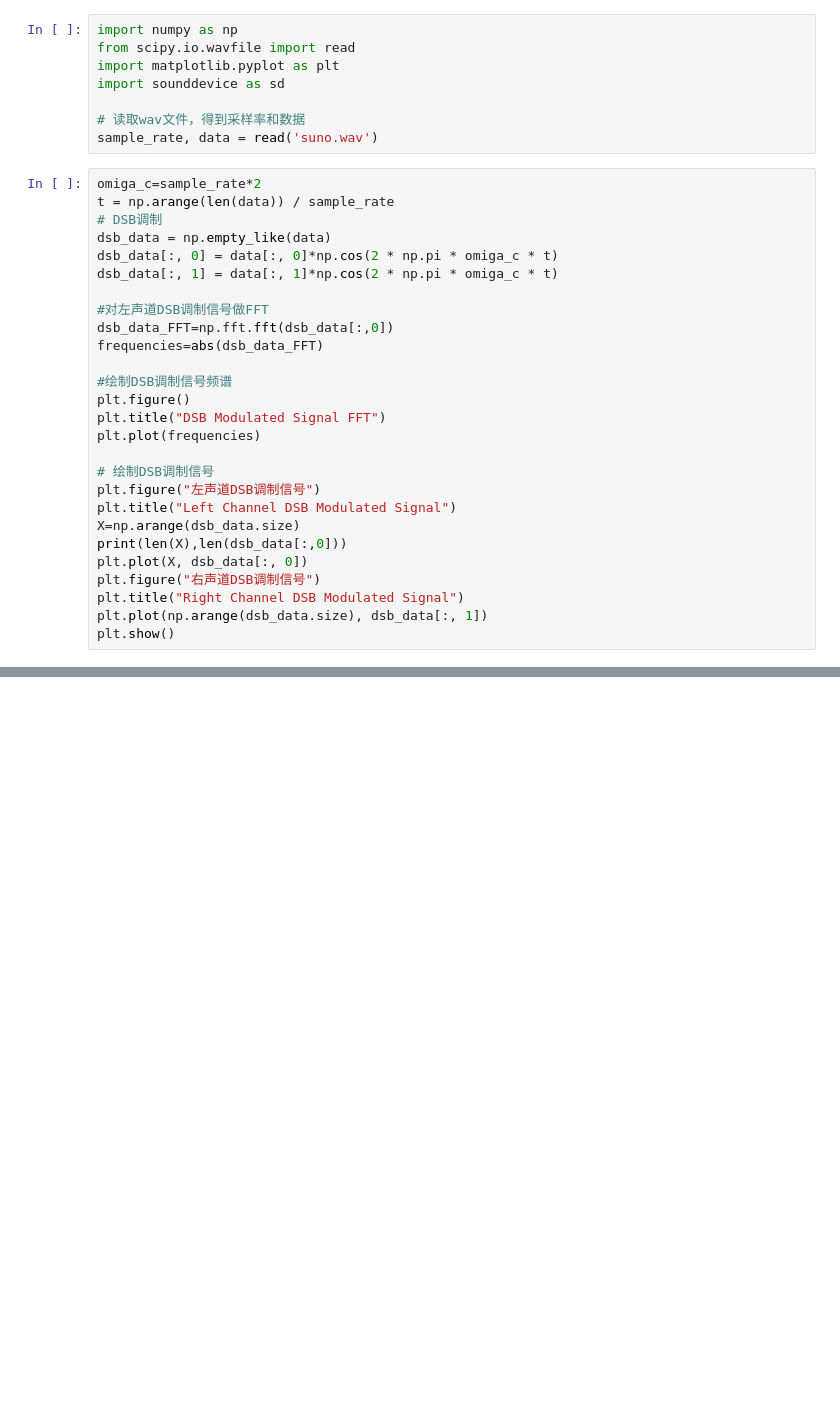
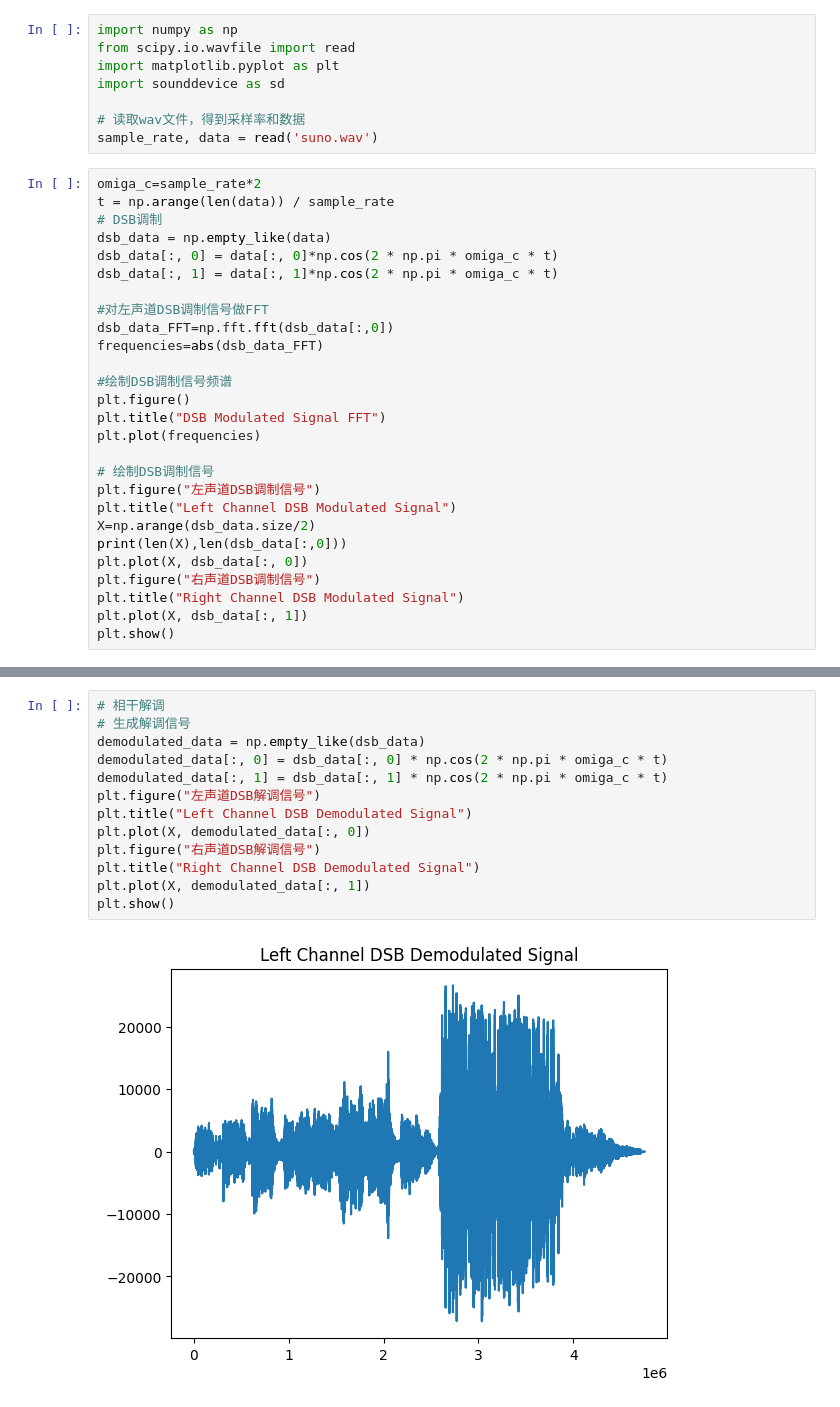
Before and after one commit to YFC0254/Up-Load, a Jupyter notebook: 通信原理/思考题1.ipynb, the cells around one changed output, grey strips where cells are left out. Cells and saved outputs as stored; diff of their text form; blank space fills up the shorter version.

```diff
--- a/通信原理/思考题1.ipynb
+++ b/通信原理/思考题1.ipynb
@@ -178,10 +162,10 @@ plt.plot(frequencies)
 # 绘制DSB调制信号
 plt.figure("左声道DSB调制信号")
 plt.title("Left Channel DSB Modulated Signal")
-X=np.arange(dsb_data.size)
+X=np.arange(dsb_data.size/2)
 print(len(X),len(dsb_data[:,0]))
 plt.plot(X, dsb_data[:, 0])
 plt.figure("右声道DSB调制信号")
 plt.title("Right Channel DSB Modulated Signal")
-plt.plot(np.arange(dsb_data.size), dsb_data[:, 1])
+plt.plot(X, dsb_data[:, 1])
 plt.show()
@@ -192,0 +172,15 @@ ValueError: x and y must have same first dimension, but have shapes (9504000,) a
+# %%
+# 相干解调
+# 生成解调信号
+demodulated_data = np.empty_like(dsb_data)
+demodulated_data[:, 0] = dsb_data[:, 0] * np.cos(2 * np.pi * omiga_c * t)
+demodulated_data[:, 1] = dsb_data[:, 1] * np.cos(2 * np.pi * omiga_c * t)
+plt.figure("左声道DSB解调信号")
+plt.title("Left Channel DSB Demodulated Signal")
+plt.plot(X, demodulated_data[:, 0])
+plt.figure("右声道DSB解调信号")
+plt.title("Right Channel DSB Demodulated Signal")
+plt.plot(X, demodulated_data[:, 1])
+plt.show()
+# %% [output]
+[figure, added]
```
Also changed, not shown: parts of 4 cells of this notebook.
